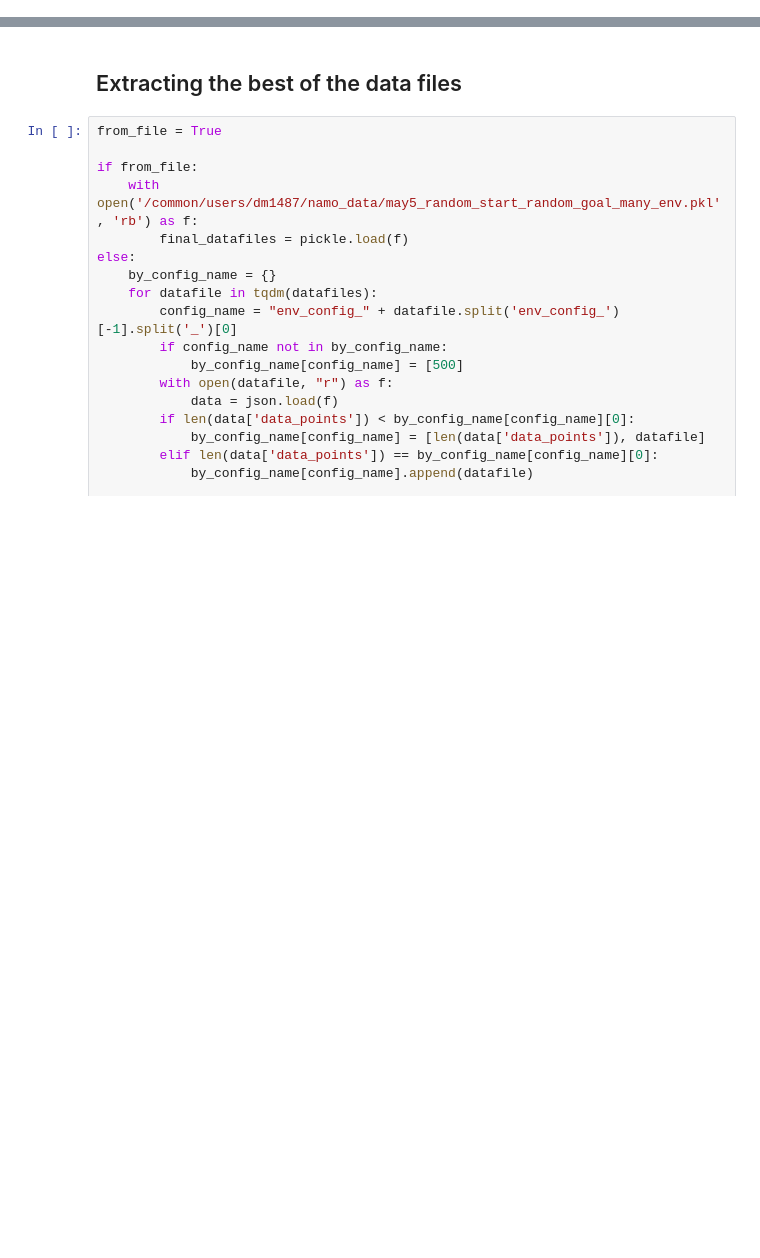
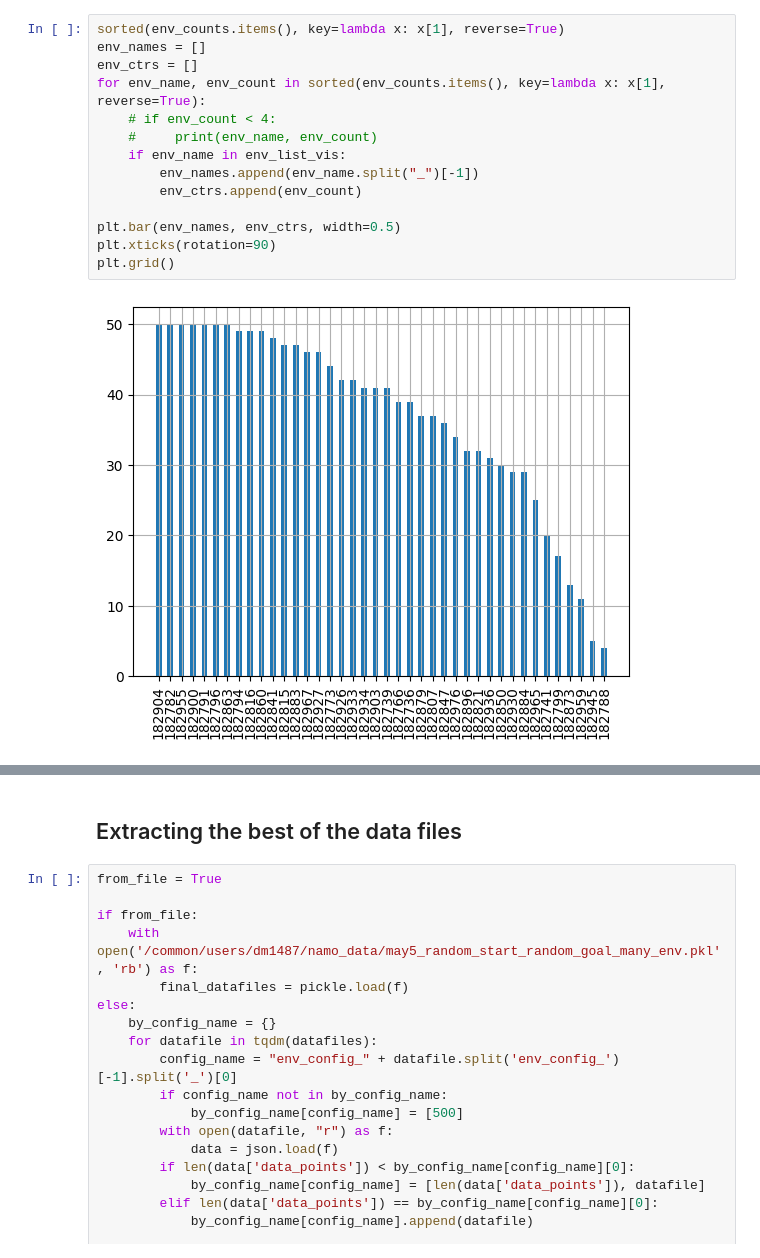
Before and after one commit to dhruvmetha/sage_learning, a Jupyter notebook: notebooks/data.ipynb, the cells around one changed output, grey strips where cells are left out. Saved outputs shown, nothing was run; the diff lists cells and outputs as text; blank space fills up the shorter version.

```diff
--- a/notebooks/data.ipynb
+++ b/notebooks/data.ipynb
@@ -56,0 +73,16 @@ plt.show()
+# %%
+sorted(env_counts.items(), key=lambda x: x[1], reverse=True)
+env_names = []
+env_ctrs = []
+for env_name, env_count in sorted(env_counts.items(), key=lambda x: x[1], reverse=True):
+    # if env_count < 4:
+    #     print(env_name, env_count)
+    if env_name in env_list_vis:
+        env_names.append(env_name.split("_")[-1])
+        env_ctrs.append(env_count)
+
+plt.bar(env_names, env_ctrs, width=0.5)
+plt.xticks(rotation=90)
+plt.grid()
+# %% [output]
+[figure, added]
```
Also changed, not shown: parts of 15 cells of this notebook, 17 other files.
